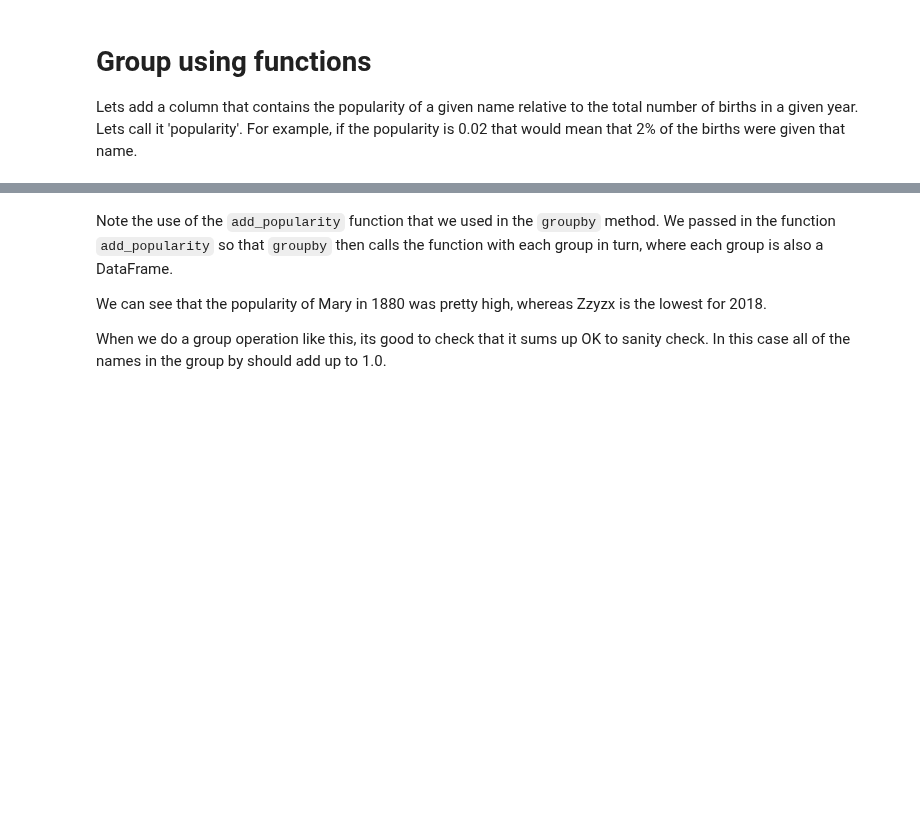
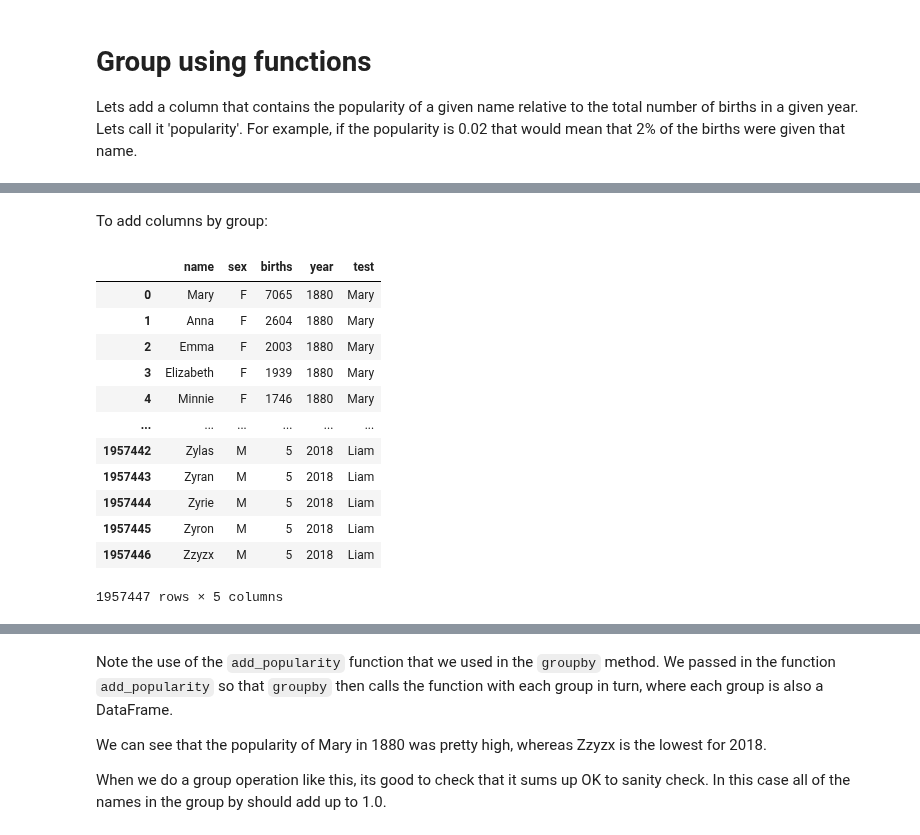
Before and after one commit to mblackstock/ds1-analytics, a Jupyter notebook: 7-babies.ipynb, the cells around one changed output, grey strips where cells are left out. Saved outputs shown, nothing was run; the diff lists cells and outputs as text; code cells hidden in the pictures; blank space fills up the shorter version.

```diff
--- a/7-babies.ipynb
+++ b/7-babies.ipynb
@@ -133,0 +180,23 @@ names
+# %% [markdown]
+To add columns by group:
+# %%
+# add a new column to the group
+def test_column(group):
+    group['test'] = group.iloc[0]['name']
+    return group
+
+names.groupby(['year', 'sex']).apply(test_column)
+# %% [output]
+|  | name | sex | births | year | test |
+| 0 | Mary | F | 7065 | 1880 | Mary |
+| 1 | Anna | F | 2604 | 1880 | Mary |
+| 2 | Emma | F | 2003 | 1880 | Mary |
+| 3 | Elizabeth | F | 1939 | 1880 | Mary |
+| 4 | Minnie | F | 1746 | 1880 | Mary |
+| ... | ... | ... | ... | ... | ... |
+| 1957442 | Zylas | M | 5 | 2018 | Liam |
+| 1957443 | Zyran | M | 5 | 2018 | Liam |
+| 1957444 | Zyrie | M | 5 | 2018 | Liam |
+| 1957445 | Zyron | M | 5 | 2018 | Liam |
+| 1957446 | Zzyzx | M | 5 | 2018 | Liam |
+1957447 rows × 5 columns
```
Also changed, not shown: parts of 14 cells of this notebook, 1 other file.
